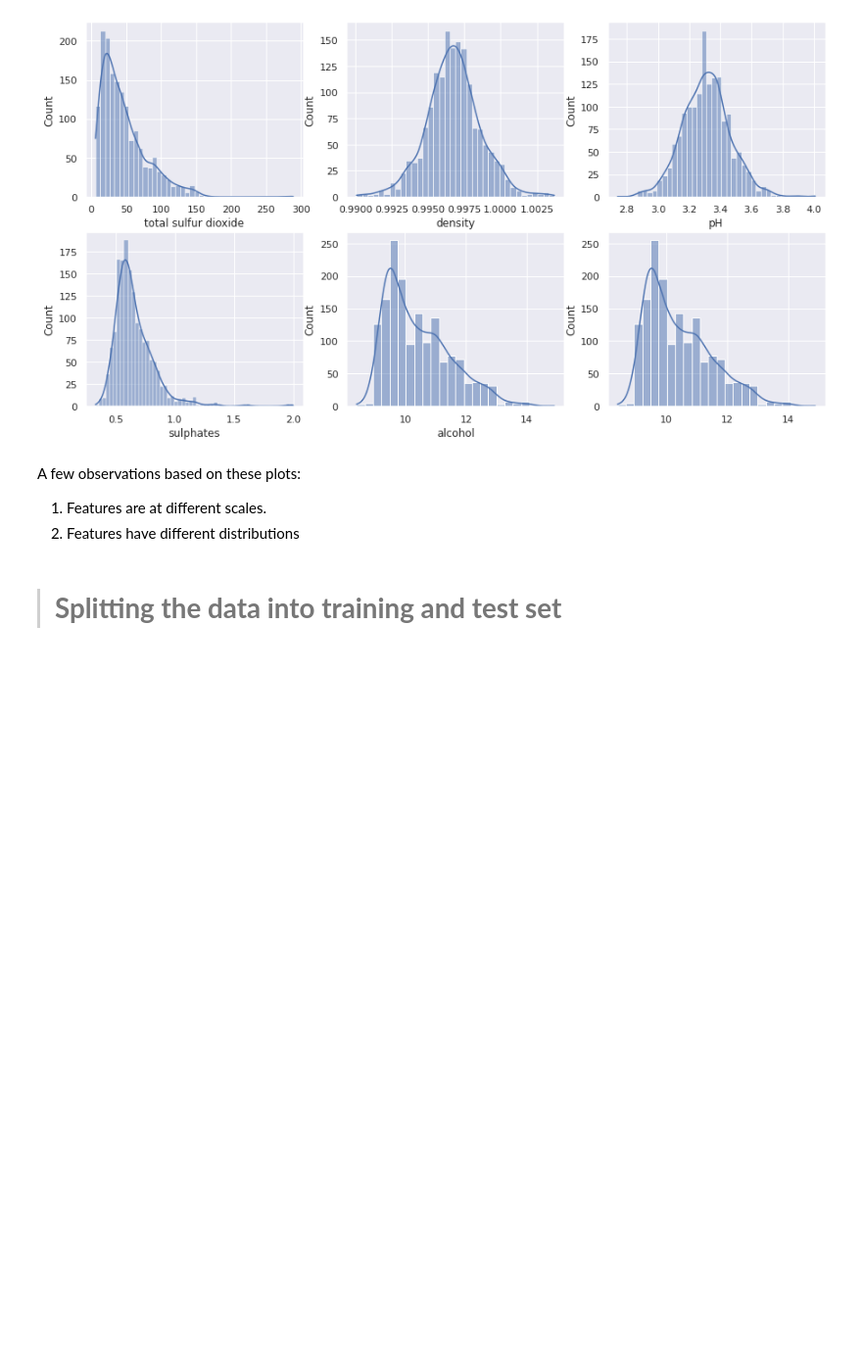
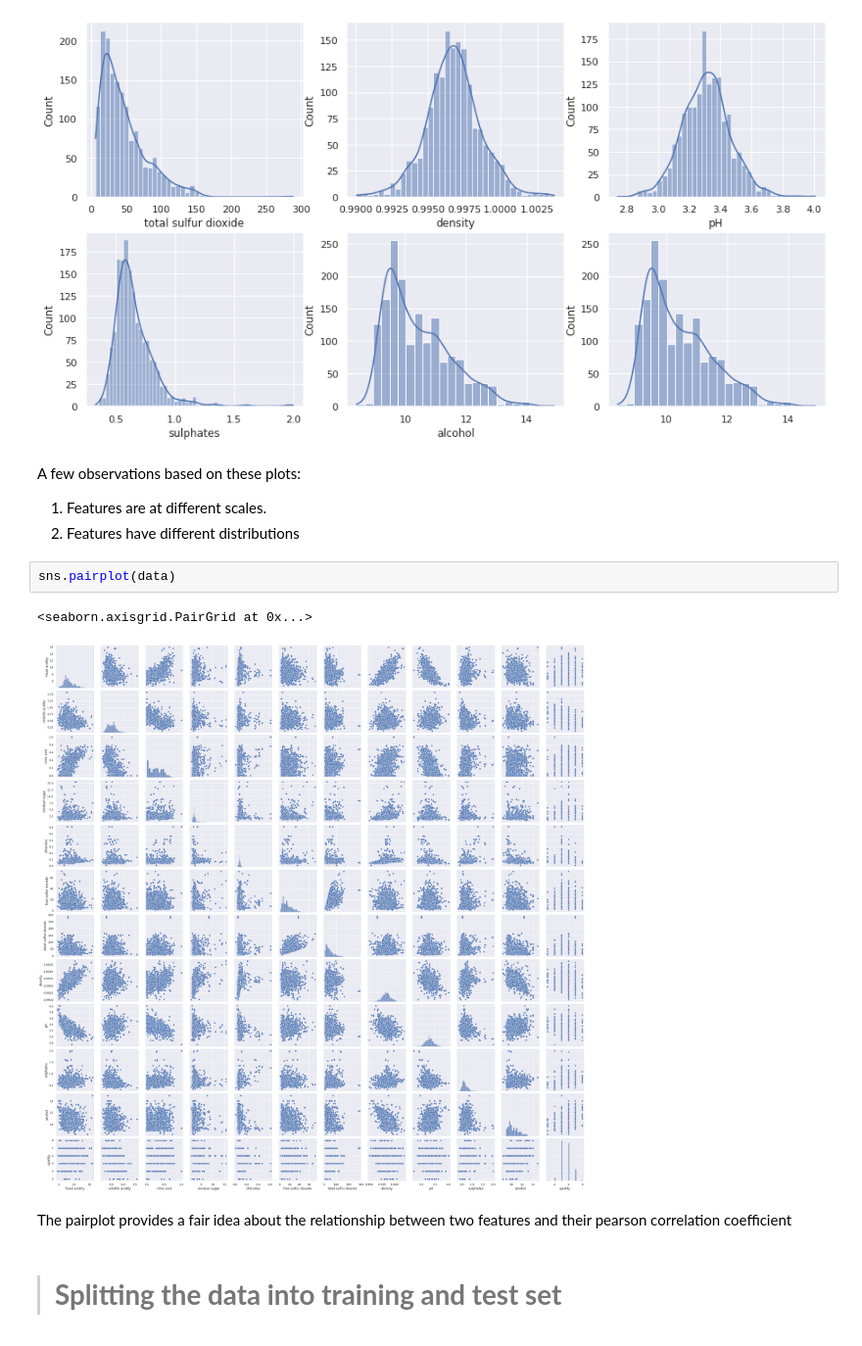
Before and after one commit to srijita1406/Machine-Learning-Projects, a Jupyter notebook: ML-project-red-wine-quality.ipynb, the cells around one changed output. Shown at 98% size. Saved outputs shown, nothing was run; the diff lists cells and outputs as text; blank space fills up the shorter version.

```diff
--- a/ML-project-red-wine-quality.ipynb
+++ b/ML-project-red-wine-quality.ipynb
@@ -151,6 +153,13 @@ plt.show()
 A few observations based on these plots:
 1. Features are at different scales.
 2. Features have different distributions
+# %%
+sns.pairplot(data)
+# %% [output]
+<seaborn.axisgrid.PairGrid at 0x...>
+[figure, added]
+# %% [markdown]
+The pairplot provides a fair idea about the relationship between two features and their pearson correlation coefficient
 # %% [markdown]
 >  # **Splitting the data into training and test set**
 # %% [markdown]
```
Also changed, not shown: parts of 20 cells of this notebook.
